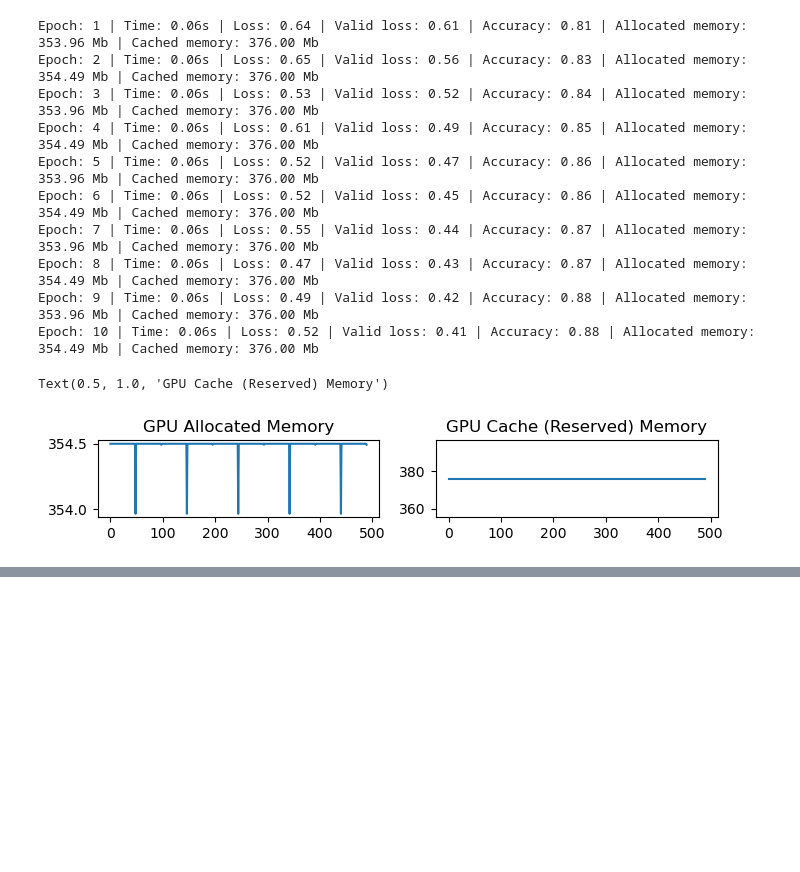
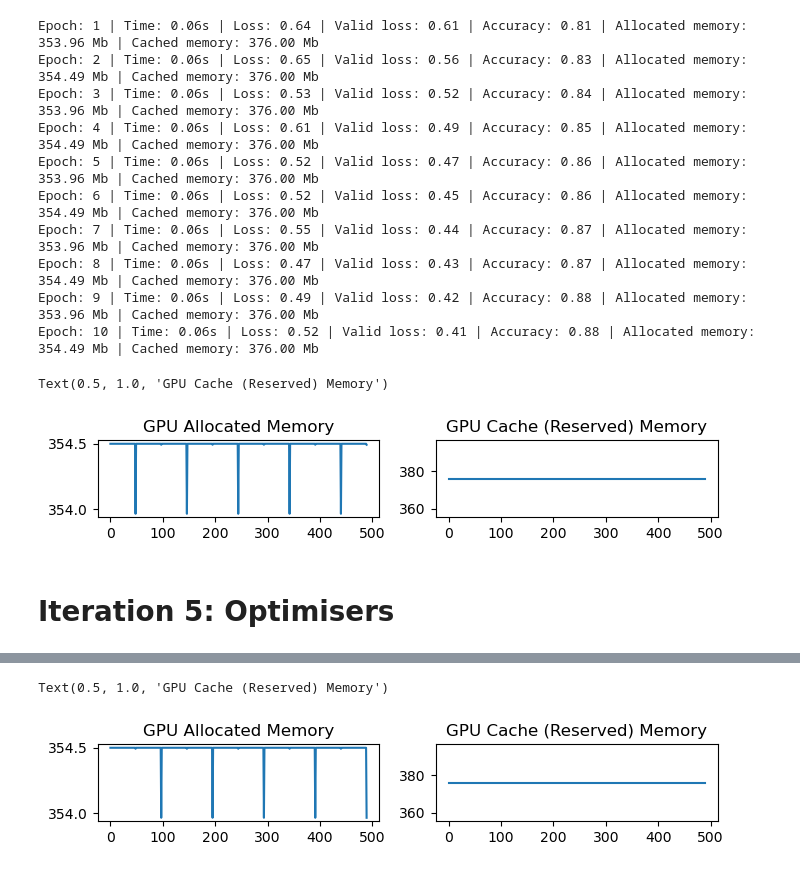
Before and after one commit to mshahoyi/learning_ai, a Jupyter notebook: mnist.ipynb, the cells around one changed output, grey strips where cells are left out. Cells and saved outputs as stored; diff of their text form; code cells hidden in the pictures; blank space fills up the shorter version.

Commit message:
adds sgd optimiser

```diff
--- a/mnist.ipynb
+++ b/mnist.ipynb
@@ -824,3 +824,78 @@ Epoch: 9 | Time: 0.06s | Loss: 0.49 | Valid loss: 0.42 | Accuracy: 0.88 | Alloca
 Epoch: 10 | Time: 0.06s | Loss: 0.52 | Valid loss: 0.41 | Accuracy: 0.88 | Allocated memory: 354.49 Mb | Cached memory: 376.00 Mb
 Text(0.5, 1.0, 'GPU Cache (Reserved) Memory')
 [figure]
+# %% [markdown]
+# Iteration 5: Optimisers
+# %%
+class SGDOptimiser():
+    def __init__(self, model, lr):
+        self.model = model
+        self.lr = lr
+
+    def step(self):
+        with torch.no_grad():
+            self.model.weights -= self.model.weights.grad*self.lr
+            self.model.biases -= self.model.biases.grad*self.lr
+
+    def zero(self):
+        with torch.no_grad():
+            self.model.weights.grad.zero_()
+            self.model.biases.grad.zero_()
+# %%
+import time
+import pdb
+
+epoch = 10
+lr = 0.1
+writer = SummaryWriter('runs/experiment_3')
+gpu_alloc = []
+gpu_res = []
+sgd_optim = SGDOptimiser(model, lr)
+
+for e in range(epoch):
+    epoch_loss = 0
+    start_time = time.time()
+
+    model.train()
+    for xb, yb in dls:
+        preds = model.forward(xb)
+        loss = ce_loss2(preds, yb).mean()
+        loss.backward()
+
+        epoch_loss += loss
+
+        gpu_alloc.append(torch.cuda.memory_allocated() / 1024**2)
+        gpu_res.append(torch.cuda.memory_reserved() / 1024**2)
+
+        sgd_optim.step()
+        sgd_optim.zero()
+
+    model.eval()
+
+    val_x, val_y = dls.test.dataset[:]
+    val_preds = model.forward(val_x)
+    val_loss = ce_loss2(val_preds, val_y).mean()
+    accuracy = (val_preds.max(1).indices == val_y).float().mean().item()
+
+    alloc_mem = torch.cuda.memory_allocated() / 1024**2
+    res_mem = torch.cuda.memory_reserved() / 1024**2
+
+    end_time = time.time()
+    dur = end_time - start_time
+
+    print(f'Epoch: {e+1} | Time: {dur:.2f}s | Train Loss: {loss:.2f} | Valid loss: {val_loss:.2f} | Accuracy: {accuracy:.2f} | Allocated memory: {alloc_mem:.2f} Mb | Cached memory: {res_mem:.2f} Mb')
+
+    writer.add_scalar('Loss/train', loss, e+1)
+    writer.add_scalar('Accuracy/train', accuracy, e+1)
+    writer.add_scalar('GPU/Allocated Memory', alloc_mem, epoch)
+    writer.add_scalar('GPU/Cached Memory', res_mem, epoch)
+    writer.add_scalar('Duration', dur, epoch)
+
+writer.close()
+fig, ax = plt.subplots(1, 2, figsize=(8,1))
+ax[0].plot(torch.arange(len(gpu_alloc)), gpu_alloc)
+ax[0].set_title("GPU Allocated Memory")
+
+ax[1].plot(torch.arange(len(gpu_res)), gpu_res)
+ax[1].set_title("GPU Cache (Reserved) Memory")
+# %% [output]
@@ -826,0 +912,2 @@ Text(0.5, 1.0, 'GPU Cache (Reserved) Memory')
+Text(0.5, 1.0, 'GPU Cache (Reserved) Memory')
+[figure, added]
```
Also changed, not shown: parts of 1 cell of this notebook.
